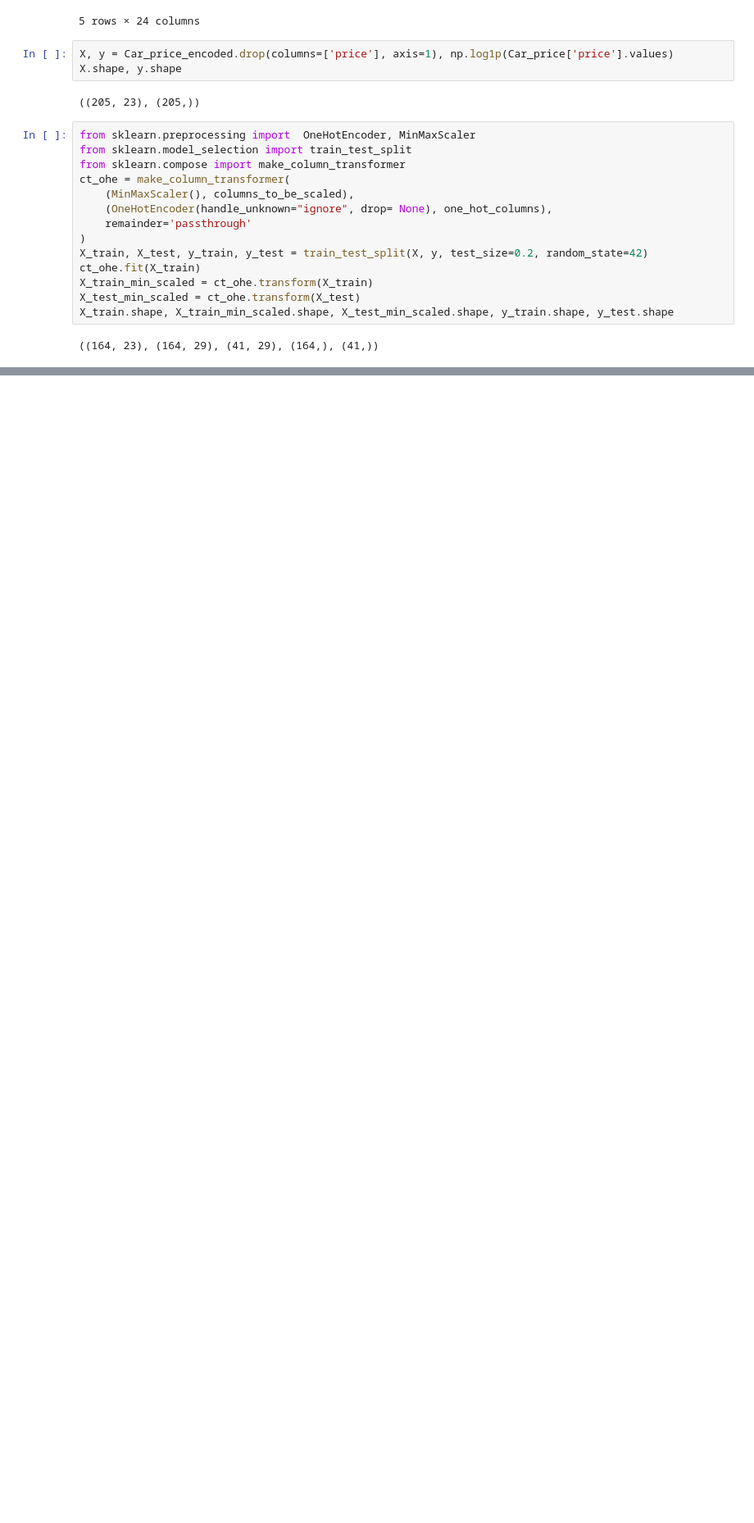
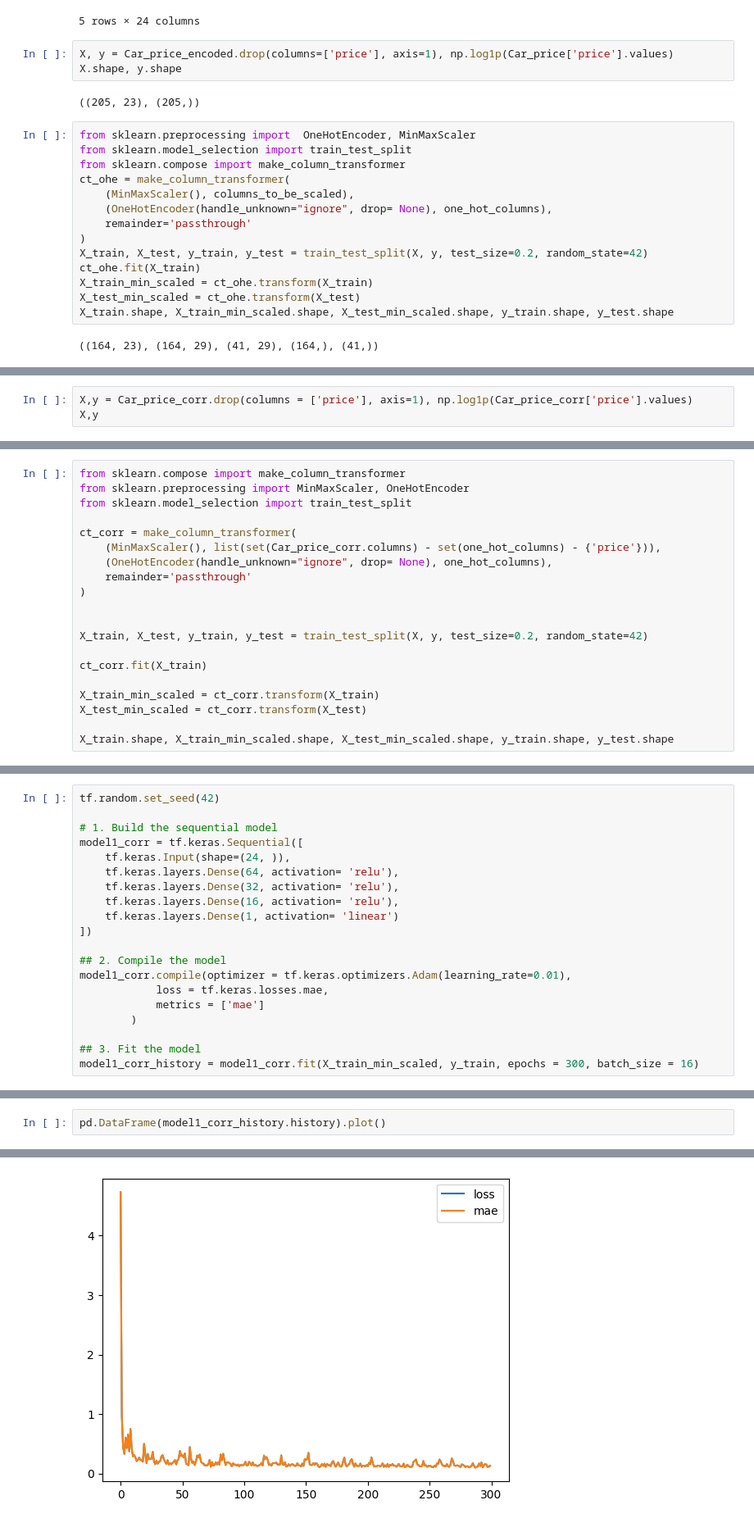
Before and after one commit to bvkiran8058/Deep-Learning, a Jupyter notebook: Linear Regression.ipynb, the cells around one changed output, grey strips where cells are left out. Shown: that part at 82% size. Drawn from its saved outputs; the diff is of its cells as text; blank space fills up the shorter version.

```diff
--- a/Linear Regression.ipynb
+++ b/Linear Regression.ipynb
@@ -440,0 +575,3 @@ r2_score(y_pred, y_test)
+# %%
+X,y = Car_price_corr.drop(columns = ['price'], axis=1), np.log1p(Car_price_corr['price'].values)
+X,y
@@ -440,0 +596,20 @@ r2_score(y_pred, y_test)
+# %%
+from sklearn.compose import make_column_transformer
+from sklearn.preprocessing import MinMaxScaler, OneHotEncoder
+from sklearn.model_selection import train_test_split
+
+ct_corr = make_column_transformer(
+    (MinMaxScaler(), list(set(Car_price_corr.columns) - set(one_hot_columns) - {'price'})),
+    (OneHotEncoder(handle_unknown="ignore", drop= None), one_hot_columns),
+    remainder='passthrough'
+)
+
+
+X_train, X_test, y_train, y_test = train_test_split(X, y, test_size=0.2, random_state=42)
+
+ct_corr.fit(X_train)
+
+X_train_min_scaled = ct_corr.transform(X_train)
+X_test_min_scaled = ct_corr.transform(X_test)
+
+X_train.shape, X_train_min_scaled.shape, X_test_min_scaled.shape, y_train.shape, y_test.shape
@@ -440,0 +624,20 @@ r2_score(y_pred, y_test)
+# %%
+tf.random.set_seed(42)
+
+# 1. Build the sequential model
+model1_corr = tf.keras.Sequential([
+    tf.keras.Input(shape=(24, )),
+    tf.keras.layers.Dense(64, activation= 'relu'),
+    tf.keras.layers.Dense(32, activation= 'relu'),
+    tf.keras.layers.Dense(16, activation= 'relu'),
+    tf.keras.layers.Dense(1, activation= 'linear')
+])
+
+## 2. Compile the model
+model1_corr.compile(optimizer = tf.keras.optimizers.Adam(learning_rate=0.01),
+            loss = tf.keras.losses.mae,
+            metrics = ['mae']
+        )
+
+## 3. Fit the model
+model1_corr_history = model1_corr.fit(X_train_min_scaled, y_train, epochs = 300, batch_size = 16)
@@ -440,0 +662,3 @@ r2_score(y_pred, y_test)
+# %%
+pd.DataFrame(model1_corr_history.history).plot()
+# %% [output]
@@ -440,0 +666 @@ r2_score(y_pred, y_test)
+[figure, added]
```
Also changed, not shown: parts of 35 cells of this notebook, 2 other files.
